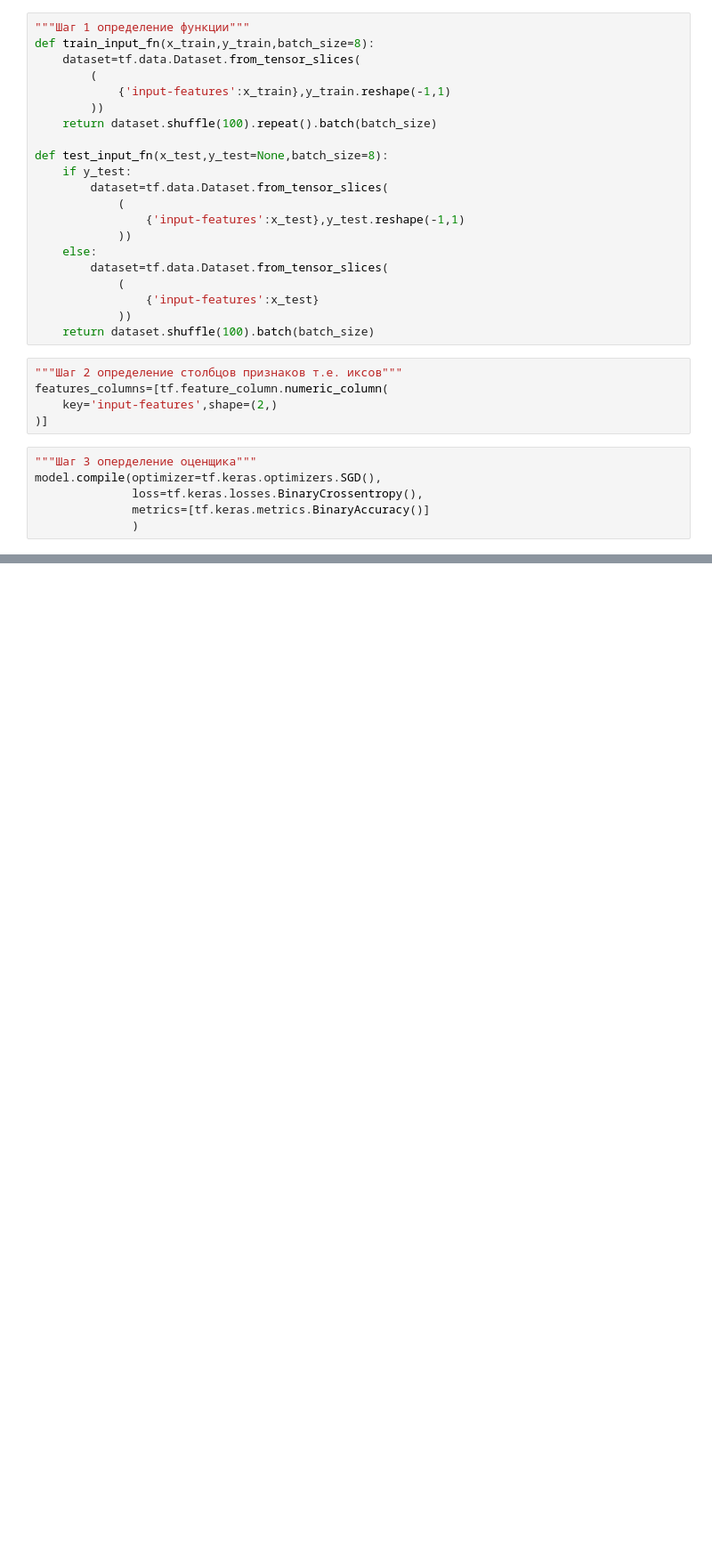
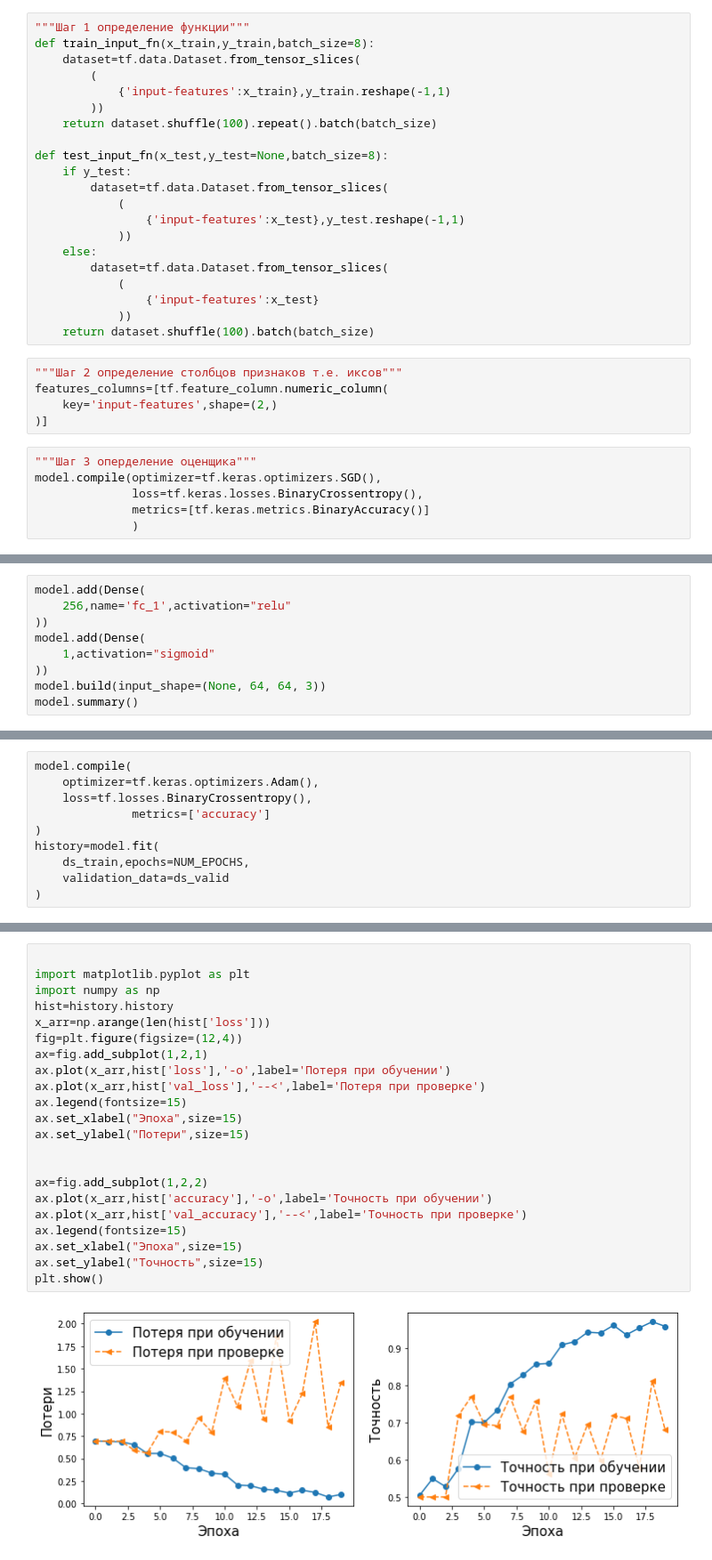
Before and after one commit to airatinho/task, a Jupyter notebook: rashka.ipynb, the cells around one changed output, grey strips where cells are left out. Shown: that part at 89% size. Saved outputs shown, nothing was run; the diff lists cells and outputs as text; blank space fills up the shorter version.

```diff
--- a/rashka.ipynb
+++ b/rashka.ipynb
@@ -2290,0 +1487,9 @@ model.evaluate(x_valid,y_valid)
+# %%
+model.add(Dense(
+    256,name='fc_1',activation="relu"
+))
+model.add(Dense(
+    1,activation="sigmoid"
+))
+model.build(input_shape=(None, 64, 64, 3))
+model.summary()
@@ -2290,0 +1514,10 @@ model.evaluate(x_valid,y_valid)
+# %%
+model.compile(
+    optimizer=tf.keras.optimizers.Adam(),
+    loss=tf.losses.BinaryCrossentropy(),
+              metrics=['accuracy']
+)
+history=model.fit(
+    ds_train,epochs=NUM_EPOCHS,
+    validation_data=ds_valid
+)
@@ -2290,0 +1542,24 @@ model.evaluate(x_valid,y_valid)
+# %%
+
+import matplotlib.pyplot as plt
+import numpy as np
+hist=history.history
+x_arr=np.arange(len(hist['loss']))
+fig=plt.figure(figsize=(12,4))
+ax=fig.add_subplot(1,2,1)
+ax.plot(x_arr,hist['loss'],'-o',label='Потеря при обучении')
+ax.plot(x_arr,hist['val_loss'],'--<',label='Потеря при проверке')
+ax.legend(fontsize=15)
+ax.set_xlabel("Эпоха",size=15)
+ax.set_ylabel("Потери",size=15)
+
+
+ax=fig.add_subplot(1,2,2)
+ax.plot(x_arr,hist['accuracy'],'-o',label='Точность при обучении')
+ax.plot(x_arr,hist['val_accuracy'],'--<',label='Точность при проверке')
+ax.legend(fontsize=15)
+ax.set_xlabel("Эпоха",size=15)
+ax.set_ylabel("Точность",size=15)
+plt.show()
+# %% [output]
+[figure, added]
```
Also changed, not shown: parts of 161 cells of this notebook, 1 other file.
